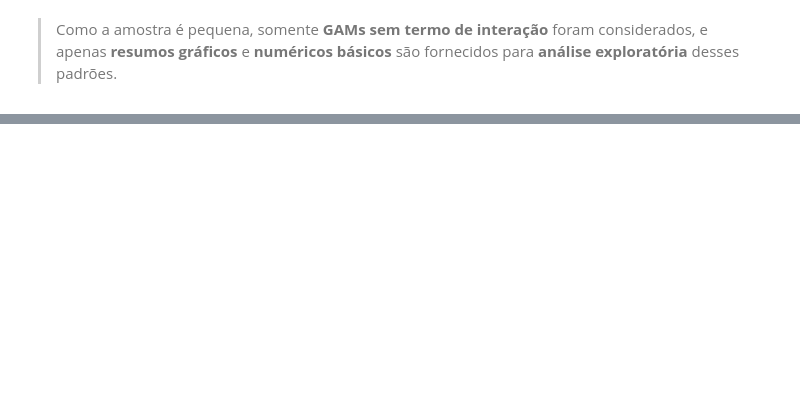
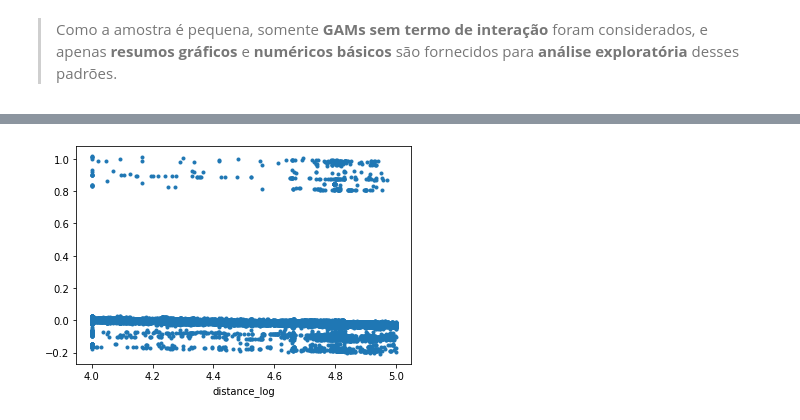
Before and after one commit to ThazSobral/tcc, a Jupyter notebook: geographic_distance_tecnique.ipynb, the cells around one changed output, grey strips where cells are left out. Drawn from its saved outputs; the diff is of its cells as text; code cells hidden in the pictures; blank space fills up the shorter version.

```diff
--- a/geographic_distance_tecnique.ipynb
+++ b/geographic_distance_tecnique.ipynb
@@ -228,0 +283,16 @@ O GAM implementado (do pacote R 'mgcv') **ajusta automaticamente de liberdade**
+# %%
+# função de substituição de valores que são menores que 10000 m (10 km)
+def replace_value(value):
+  limit = 10000
+  if value < limit:
+    return limit
+  return value
+
+# atribui todas as distancias que forem menores ou iguais a 10000 (10 km) atribui 10000
+df['distance_meters'] = df['distance_meters'].map(replace_value)
+# %%
+# importar biblioteca necessária
+import math
+
+# criar nova coluna com valores da distancia com log 10
+df['distance_log'] = df['distance_meters'].apply(lambda x: math.log10(x))
@@ -336,0 +385,3 @@ import numpy as np
+# %%
+# faz a média dos valores de severidade
+df['sev'] = df[['sev_08', 'sev_09', 'sev_10']].mean(axis=1)
@@ -336,0 +402,62 @@ import numpy as np
+# %%
+'''
+documentação
+https://www.statsmodels.org/devel/gam.html
+'''
+
+# Aplicar statsmodel
+# importe as bibliotecas necessárias
+import statsmodels.api as sm
+from statsmodels.gam.api import GLMGam, BSplines
+# from statsmodels.gam.tests.test_penalized import df_autos
+
+# definir os splines para o modelo dentro do dataset
+# x_spline = df_autos[['weight', 'hp']]
+x_spline = df[['distance_log', 'sev']]
+
+'''
+instancie a classe, passando:
+- os dados
+- graus de liberdade
+- grau do spline
+'''
+# bs= BSplines(x_spline, df=[12, 10], degree=[3,3])
+bs= BSplines(x_spline, df=[3, 5], degree=[2, 4])
+
+# definir penalização, onde o comprimento da lista deve ser igual ao numero de termos regulares no smoother
+alpha = np.array([21833888.8, 6460.38479])
+# alpha = np.array([cnsultar no trabalho])
+
+'''
+crie  o modelo a partir de uma fórmula e dataframe, passando:
+- formula que especifica o modelo
+- dados do modelo
+- a instancia da classe
+- a penalidade do modelo, onde o comprimento deve ser igual ao smoother
+'''
+# gam_bs = GLMGam.from_formula('city_mpg ~ fuel + drive', data=df_autos, smoother=bs, alpha=alpha)
+gam_bs = GLMGam.from_formula('flood ~ distance_log + sev', data=df, smoother=bs, alpha=alpha)
+
+# estimar parãmetros e criar uma instancia da classe GLMGamResults
+res_bs = gam_bs.fit()
+
+# plotar as estimativas do modelo
+res_bs.plot_partial(0, cpr=True)
+res_bs.plot_partial(1, cpr=True)
+
+# alpha = np.array([8283989284.5829611, 14628207.58927821])
+
+# gam_bs = GLMGam.from_formula('city_mpg ~fuel + drive', data = df_autos, smoother=bs, alpha=alpha, family=sm.families.Poisson())
+
+# res_bs = gam_bs.fit()
+
+# res_bs.plot_partial(0, cpr=True)
+
+# res_bs.plot_partial(1, cpr=True)
+
+# gam_bs.select_penweight()[0]
+
+# gam_bs.select_penweight_kfold()[0]
+
+res_bs.summary()
+# %% [output]
@@ -336,0 +484 @@ import numpy as np
+[figure, added]
```
Also changed, not shown: parts of 36 cells of this notebook.
